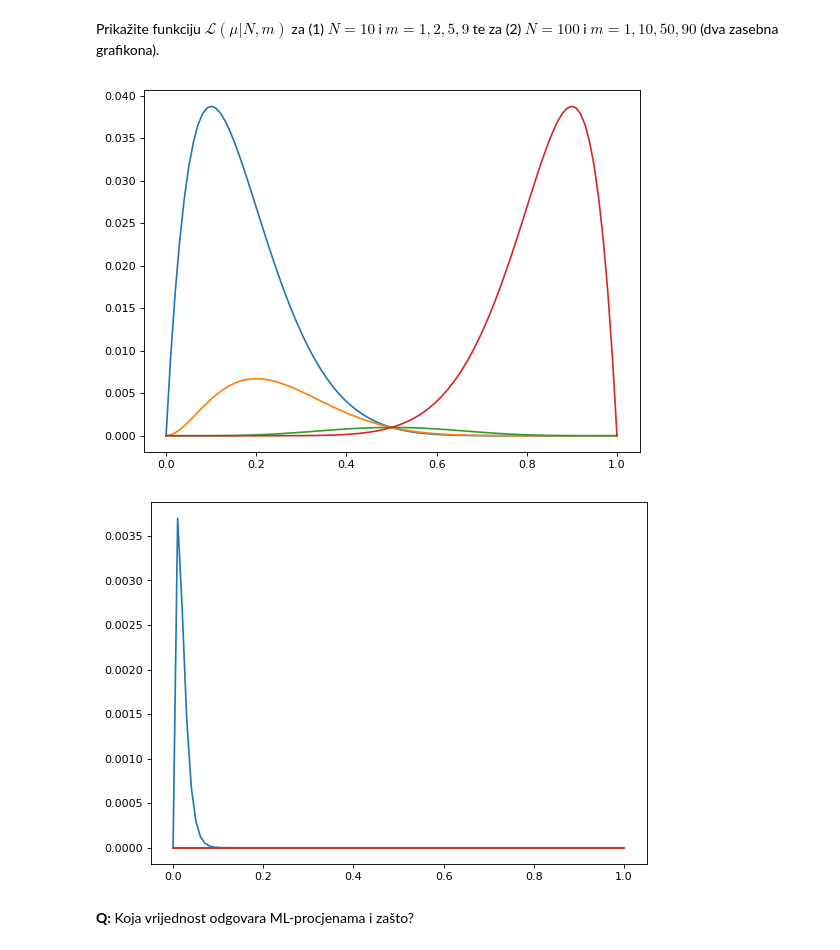
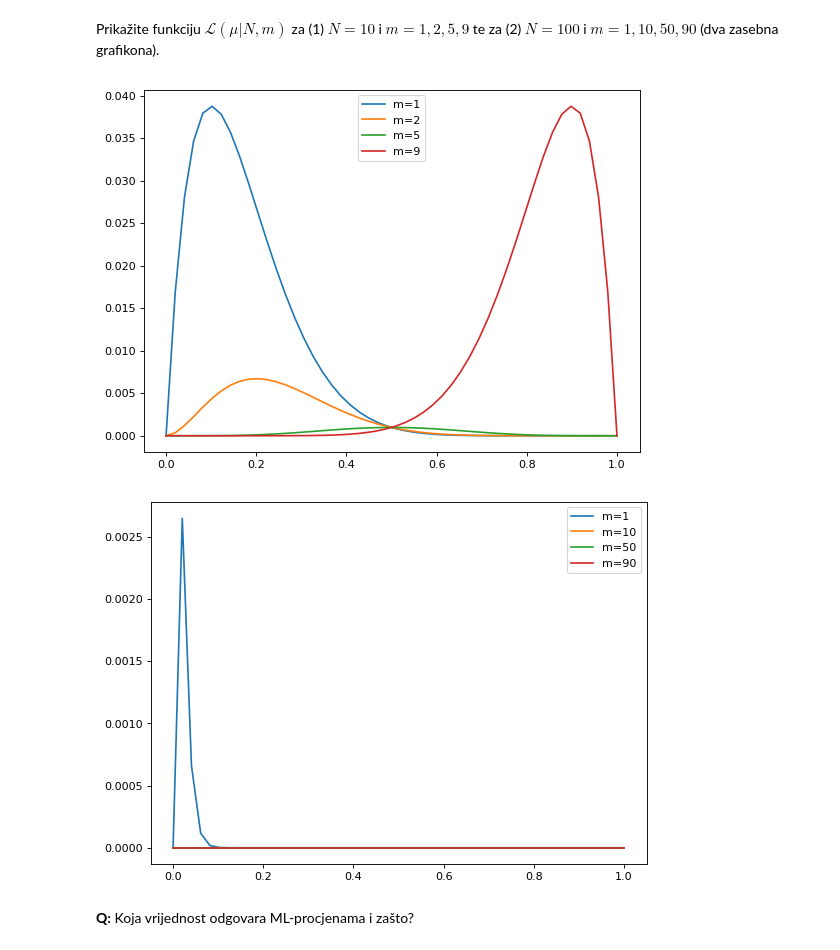
Before and after one commit to Spooky-M/SU_lab1, a Jupyter notebook: SU-2020-LAB04-Procjena-parametara-pgm-grupiranje.ipynb, the cells around one changed output. Saved outputs shown, nothing was run; the diff lists cells and outputs as text; code cells hidden in the pictures.

```diff
--- a/SU-2020-LAB04-Procjena-parametara-pgm-grupiranje.ipynb
+++ b/SU-2020-LAB04-Procjena-parametara-pgm-grupiranje.ipynb
@@ -127,7 +127,7 @@ def plot_silhouette(n_clusters, X):
 Definirajte funkciju izglednosti $\mathcal{L}(\mu|\mathcal{D})$ za skup $\mathcal{D}=\{x^{(i)}\}_{i=1}^N$ Bernoullijevih varijabli. Neka od $N$ varijabli njih $m$ ima vrijednost 1 (npr. od $N$ bacanja novčića, $m$ puta smo dobili glavu). Definirajte funkciju izglednosti tako da je parametrizirana s $N$ i $m$, dakle definirajte funkciju $\mathcal{L}(\mu|N,m)$.
 # %%
 def L(mu, N, m):
-    return mu ** m * (1 - mu)**(N - m)
+    return pow(mu, m) * pow(1 - mu, N - m)
 # %% [markdown]
 #### (b)
 # %% [markdown]
@@ -135,14 +135,15 @@ Prikažite funkciju $\mathcal{L}(\mu|N,m)$ za (1) $N=10$ i $m=1,2,5,9$ te za (2)
 # %%
 m_list = ([1, 2, 5, 9], [1, 10, 50, 90])
 N = (10, 100)
 for i, m in enumerate(m_list):
     figure(num=None, figsize=(8, 6), dpi=80, facecolor='w', edgecolor='k')
     for m_ in m:
-        plot(numpy.linspace(0, 1, num=100), L(numpy.linspace(0, 1, num=100), N[i], m_))
+        plot(numpy.linspace(0, 1), L(numpy.linspace(0, 1), N[i], m_), label="m={}".format(m_))
+        legend(loc="best")
     plt.show()
 # %% [output]
-[figure, old version]
+[figure, new version]
-[figure, old version]
+[figure, new version]
 # %% [markdown]
 **Q:** Koja vrijednost odgovara ML-procjenama i zašto?
 # %% [markdown]
```
Also changed, not shown: parts of 32 cells of this notebook.
